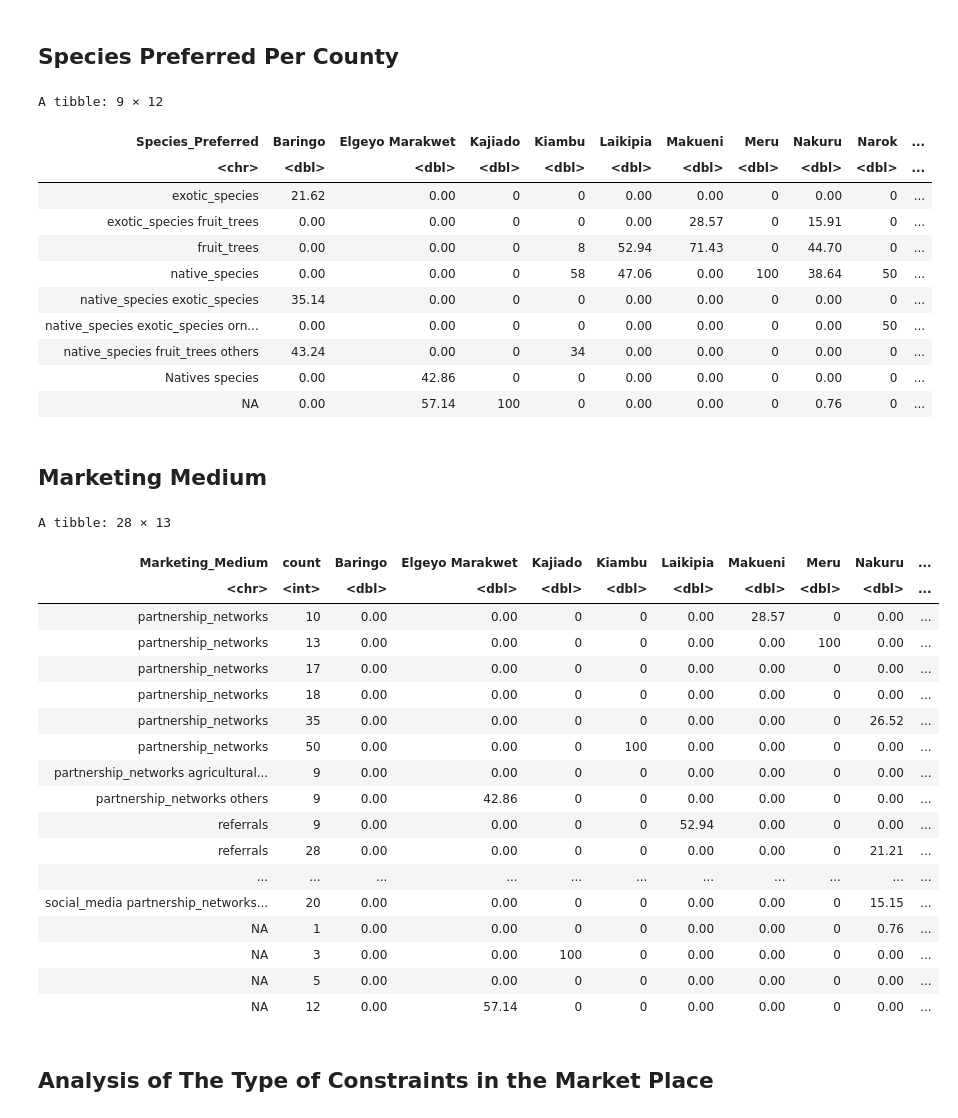
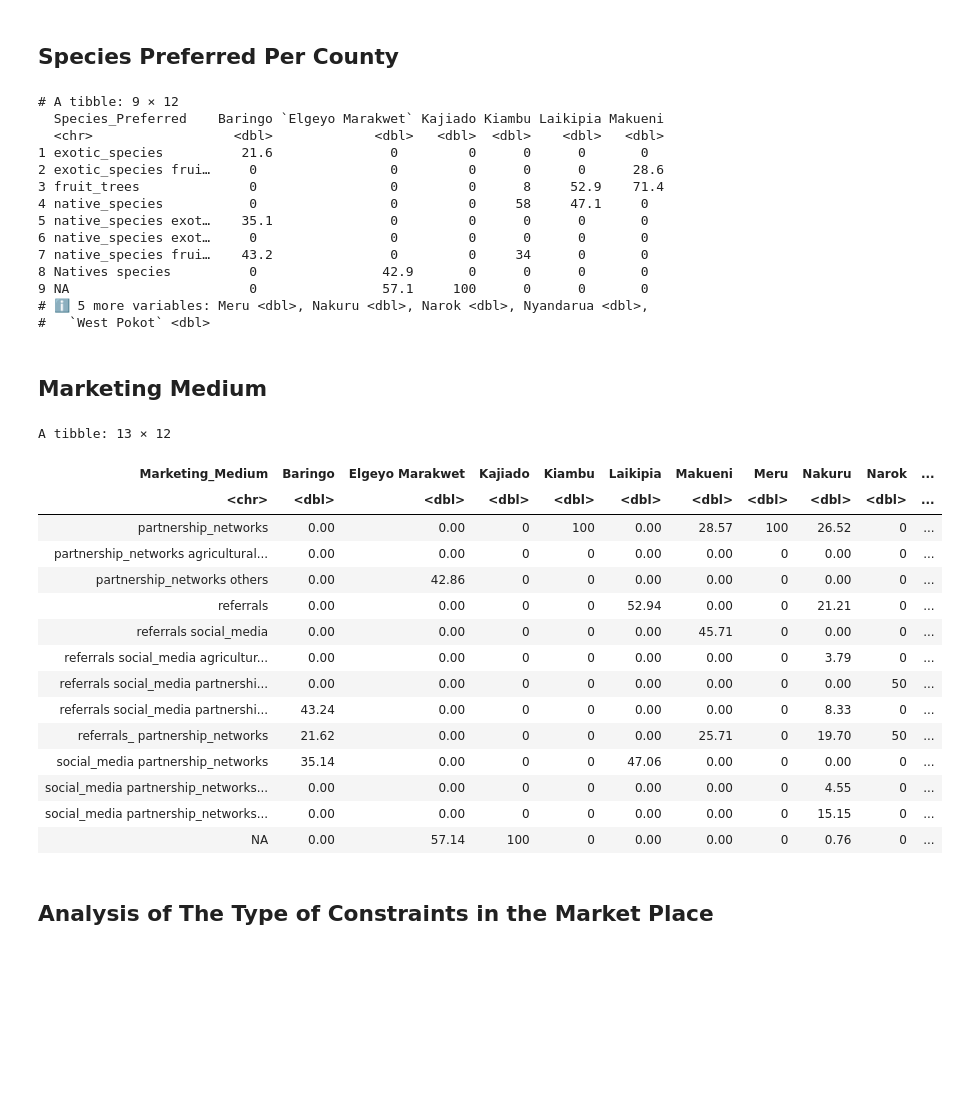
Before and after one commit to loureenvalyne/R_projects, a Jupyter notebook: nursery_survey_data_Analyis_with_R.ipynb, the cells around one changed output. Saved outputs shown, nothing was run; the diff lists cells and outputs as text; code cells hidden in the pictures; blank space fills up the shorter version.

```diff
--- a/nursery_survey_data_Analyis_with_R.ipynb
+++ b/nursery_survey_data_Analyis_with_R.ipynb
@@ -996,54 +1199,56 @@ pivot_table <- species_preferred_summary %>%
   spread(key = ADM1, value = percentage, fill = 0)  # Pivoting, filling missing values with 0
 
 # Display the pivot table
-View(pivot_table)
+print(pivot_table)
 # %% [output]
-A tibble: 9 × 12
+# A tibble: 9 × 12
+  Species_Preferred    Baringo `Elgeyo Marakwet` Kajiado Kiambu Laikipia Makueni
+  <chr>                  <dbl>             <dbl>   <dbl>  <dbl>    <dbl>   <dbl>
+1 exotic_species          21.6               0         0      0      0       0
+2 exotic_species frui…     0                 0         0      0      0      28.6
+3 fruit_trees              0                 0         0      8     52.9    71.4
+4 native_species           0                 0         0     58     47.1     0
+5 native_species exot…    35.1               0         0      0      0       0
+6 native_species exot…     0                 0         0      0      0       0
+7 native_species frui…    43.2               0         0     34      0       0
+8 Natives species          0                42.9       0      0      0       0
+9 NA                       0                57.1     100      0      0       0
+# ℹ 5 more variables: Meru <dbl>, Nakuru <dbl>, Narok <dbl>, Nyandarua <dbl>,
+#   `West Pokot` <dbl>
-| Species_Preferred | Baringo | Elgeyo Marakwet | Kajiado | Kiambu | Laikipia | Makueni | Meru | Nakuru | Narok | ... |
-| <chr> | <dbl> | <dbl> | <dbl> | <dbl> | <dbl> | <dbl> | <dbl> | <dbl> | <dbl> | ... |
-| exotic_species | 21.62 | 0.00 | 0 | 0 | 0.00 | 0.00 | 0 | 0.00 | 0 | ... |
-| exotic_species fruit_trees | 0.00 | 0.00 | 0 | 0 | 0.00 | 28.57 | 0 | 15.91 | 0 | ... |
-| fruit_trees | 0.00 | 0.00 | 0 | 8 | 52.94 | 71.43 | 0 | 44.70 | 0 | ... |
-| native_species | 0.00 | 0.00 | 0 | 58 | 47.06 | 0.00 | 100 | 38.64 | 50 | ... |
-| native_species exotic_species | 35.14 | 0.00 | 0 | 0 | 0.00 | 0.00 | 0 | 0.00 | 0 | ... |
-| native_species exotic_species orn... | 0.00 | 0.00 | 0 | 0 | 0.00 | 0.00 | 0 | 0.00 | 50 | ... |
-| native_species fruit_trees others | 43.24 | 0.00 | 0 | 34 | 0.00 | 0.00 | 0 | 0.00 | 0 | ... |
-| Natives species | 0.00 | 42.86 | 0 | 0 | 0.00 | 0.00 | 0 | 0.00 | 0 | ... |
-| NA | 0.00 | 57.14 | 100 | 0 | 0.00 | 0.00 | 0 | 0.76 | 0 | ... |
 # %% [markdown]
 ## Marketing Medium
 # %%
+# Group and calculate percentages
 marketing_medium_summary <- nursery_survey_data %>%
   group_by(ADM1, Marketing_Medium) %>%
   summarize(count = n(), .groups = "drop") %>%
   group_by(ADM1) %>%
-  mutate(percentage = round(count / sum(count) * 100, 2))  # Calculate and round percentage to 2 decimal places
+  mutate(percentage = round(count / sum(count) * 100, 2))  # Calculate percentages
 
-# Pivot the data to display counties as columns and marketing mediums as rows
-pivot_table <- marketing_medium_summary %>%
-  spread(key = ADM1, value = percentage, fill = 0)  # Pivot counties as columns, showing percentages
+# Pivot the data to make counties columns
+pivot_table_clean <- marketing_medium_summary %>%
+  select(Marketing_Medium, ADM1, percentage) %>%  # Select relevant columns
+  pivot_wider(names_from = ADM1, values_from = percentage, values_fill = 0) %>%  # Pivot counties into columns
+  arrange(Marketing_Medium)  # Arrange by Marketing_Medium for better readability
 
-# Print the pivot table
-View(pivot_table)
+# Display the cleaned pivot table
+View(pivot_table_clean)
 # %% [output]
-A tibble: 28 × 13
+A tibble: 13 × 12
-| Marketing_Medium | count | Baringo | Elgeyo Marakwet | Kajiado | Kiambu | Laikipia | Makueni | Meru | Nakuru | ... |
-| <chr> | <int> | <dbl> | <dbl> | <dbl> | <dbl> | <dbl> | <dbl> | <dbl> | <dbl> | ... |
-| partnership_networks | 10 | 0.00 | 0.00 | 0 | 0 | 0.00 | 28.57 | 0 | 0.00 | ... |
-| partnership_networks | 13 | 0.00 | 0.00 | 0 | 0 | 0.00 | 0.00 | 100 | 0.00 | ... |
-| partnership_networks | 17 | 0.00 | 0.00 | 0 | 0 | 0.00 | 0.00 | 0 | 0.00 | ... |
-| partnership_networks | 18 | 0.00 | 0.00 | 0 | 0 | 0.00 | 0.00 | 0 | 0.00 | ... |
-| partnership_networks | 35 | 0.00 | 0.00 | 0 | 0 | 0.00 | 0.00 | 0 | 26.52 | ... |
-| partnership_networks | 50 | 0.00 | 0.00 | 0 | 100 | 0.00 | 0.00 | 0 | 0.00 | ... |
-| partnership_networks agricultural... | 9 | 0.00 | 0.00 | 0 | 0 | 0.00 | 0.00 | 0 | 0.00 | ... |
-| partnership_networks others | 9 | 0.00 | 42.86 | 0 | 0 | 0.00 | 0.00 | 0 | 0.00 | ... |
-| referrals | 9 | 0.00 | 0.00 | 0 | 0 | 52.94 | 0.00 | 0 | 0.00 | ... |
-| referrals | 28 | 0.00 | 0.00 | 0 | 0 | 0.00 | 0.00 | 0 | 21.21 | ... |
-| ... | ... | ... | ... | ... | ... | ... | ... | ... | ... | ... |
-| social_media partnership_networks... | 20 | 0.00 | 0.00 | 0 | 0 | 0.00 | 0.00 | 0 | 15.15 | ... |
-| NA | 1 | 0.00 | 0.00 | 0 | 0 | 0.00 | 0.00 | 0 | 0.76 | ... |
-| NA | 3 | 0.00 | 0.00 | 100 | 0 | 0.00 | 0.00 | 0 | 0.00 | ... |
-| NA | 5 | 0.00 | 0.00 | 0 | 0 | 0.00 | 0.00 | 0 | 0.00 | ... |
-| NA | 12 | 0.00 | 57.14 | 0 | 0 | 0.00 | 0.00 | 0 | 0.00 | ... |
+| Marketing_Medium | Baringo | Elgeyo Marakwet | Kajiado | Kiambu | Laikipia | Makueni | Meru | Nakuru | Narok | ... |
+| <chr> | <dbl> | <dbl> | <dbl> | <dbl> | <dbl> | <dbl> | <dbl> | <dbl> | <dbl> | ... |
+| partnership_networks | 0.00 | 0.00 | 0 | 100 | 0.00 | 28.57 | 100 | 26.52 | 0 | ... |
+| partnership_networks agricultural... | 0.00 | 0.00 | 0 | 0 | 0.00 | 0.00 | 0 | 0.00 | 0 | ... |
+| partnership_networks others | 0.00 | 42.86 | 0 | 0 | 0.00 | 0.00 | 0 | 0.00 | 0 | ... |
+| referrals | 0.00 | 0.00 | 0 | 0 | 52.94 | 0.00 | 0 | 21.21 | 0 | ... |
+| referrals social_media | 0.00 | 0.00 | 0 | 0 | 0.00 | 45.71 | 0 | 0.00 | 0 | ... |
+| referrals social_media agricultur... | 0.00 | 0.00 | 0 | 0 | 0.00 | 0.00 | 0 | 3.79 | 0 | ... |
+| referrals social_media partnershi... | 0.00 | 0.00 | 0 | 0 | 0.00 | 0.00 | 0 | 0.00 | 50 | ... |
+| referrals social_media partnershi... | 43.24 | 0.00 | 0 | 0 | 0.00 | 0.00 | 0 | 8.33 | 0 | ... |
+| referrals_ partnership_networks | 21.62 | 0.00 | 0 | 0 | 0.00 | 25.71 | 0 | 19.70 | 50 | ... |
+| social_media partnership_networks | 35.14 | 0.00 | 0 | 0 | 47.06 | 0.00 | 0 | 0.00 | 0 | ... |
+| social_media partnership_networks... | 0.00 | 0.00 | 0 | 0 | 0.00 | 0.00 | 0 | 4.55 | 0 | ... |
+| social_media partnership_networks... | 0.00 | 0.00 | 0 | 0 | 0.00 | 0.00 | 0 | 15.15 | 0 | ... |
+| NA | 0.00 | 57.14 | 100 | 0 | 0.00 | 0.00 | 0 | 0.76 | 0 | ... |
 # %% [markdown]
 ## Analysis of The Type of Constraints in the Market Place
```
Also changed, not shown: parts of 44 cells of this notebook.
